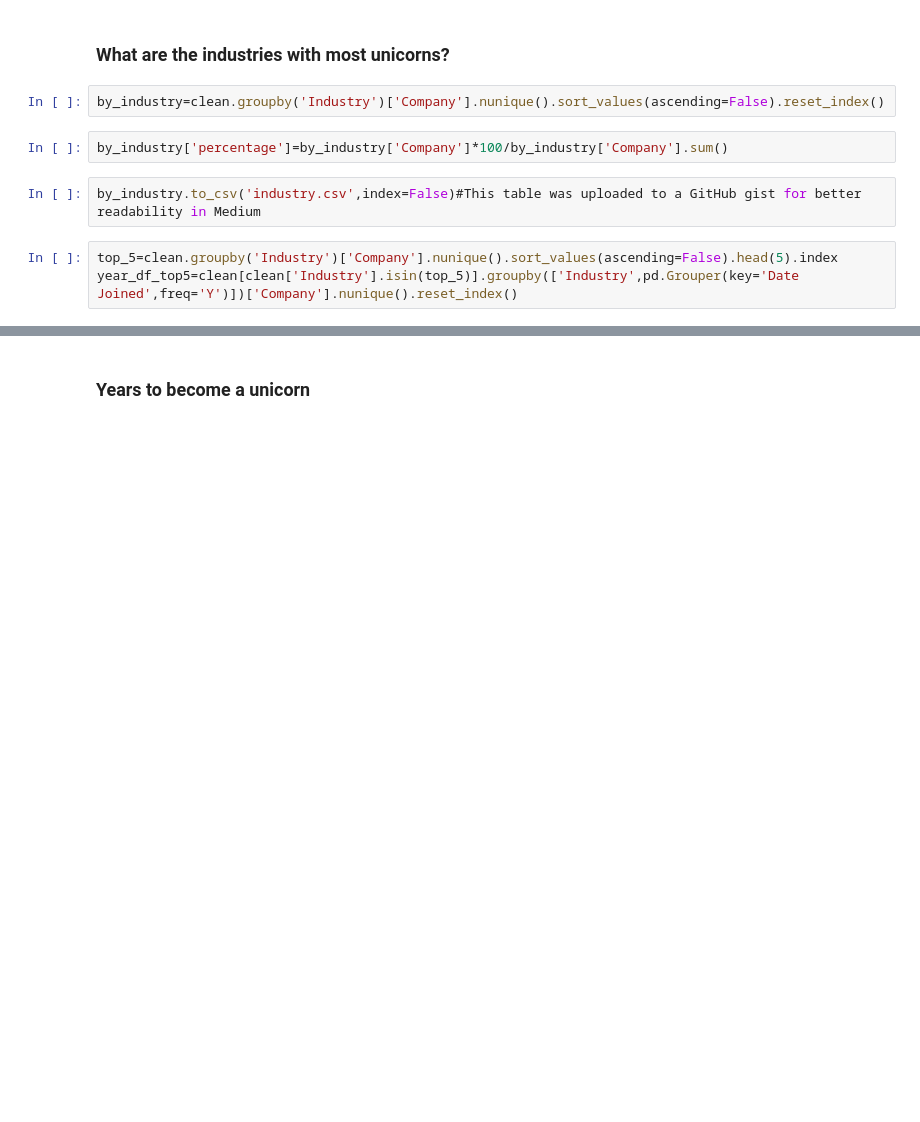
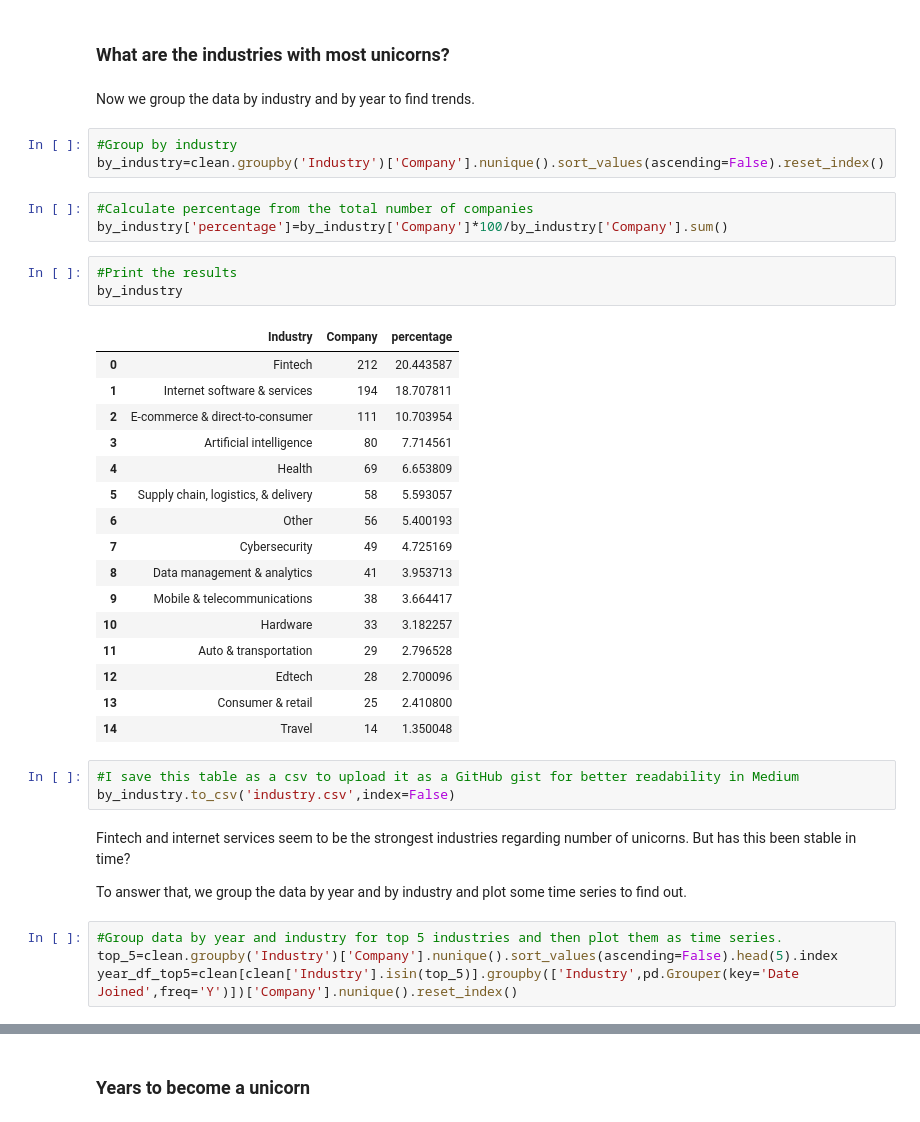
Before and after one commit to juansefm/unicorns-eda, a Jupyter notebook: Unicorns blog.ipynb, the cells around one changed output, grey strips where cells are left out. Saved outputs shown, nothing was run; the diff lists cells and outputs as text; blank space fills up the shorter version.

```diff
--- a/Unicorns blog.ipynb
+++ b/Unicorns blog.ipynb
@@ -326,12 +444,42 @@ Text(0, 0.5, 'Unicorns per 1M pop.')
 # %% [markdown]
 ### What are the industries with most unicorns?
+# %% [markdown]
+Now we group the data by industry and by year to find trends.
 # %%
+#Group by industry
 by_industry=clean.groupby('Industry')['Company'].nunique().sort_values(ascending=False).reset_index()
 # %%
+#Calculate percentage from the total number of companies
 by_industry['percentage']=by_industry['Company']*100/by_industry['Company'].sum()
-# %%
-by_industry.to_csv('industry.csv',index=False)#This table was uploaded to a GitHub gist for better readability in Medium
+# %%
+#Print the results
+by_industry
+# %% [output]
+|  | Industry | Company | percentage |
+| 0 | Fintech | 212 | 20.443587 |
+| 1 | Internet software & services | 194 | 18.707811 |
+| 2 | E-commerce & direct-to-consumer | 111 | 10.703954 |
+| 3 | Artificial intelligence | 80 | 7.714561 |
+| 4 | Health | 69 | 6.653809 |
+| 5 | Supply chain, logistics, & delivery | 58 | 5.593057 |
+| 6 | Other | 56 | 5.400193 |
+| 7 | Cybersecurity | 49 | 4.725169 |
+| 8 | Data management & analytics | 41 | 3.953713 |
+| 9 | Mobile & telecommunications | 38 | 3.664417 |
+| 10 | Hardware | 33 | 3.182257 |
+| 11 | Auto & transportation | 29 | 2.796528 |
+| 12 | Edtech | 28 | 2.700096 |
+| 13 | Consumer & retail | 25 | 2.410800 |
+| 14 | Travel | 14 | 1.350048 |
+# %%
+#I save this table as a csv to upload it as a GitHub gist for better readability in Medium
+by_industry.to_csv('industry.csv',index=False)
+# %% [markdown]
+Fintech and internet services seem to be the strongest industries regarding number of unicorns. But has this been stable in time?
+
+To answer that, we group the data by year and by industry and plot some time series to find out.
 # %%
+#Group data by year and industry for top 5 industries and then plot them as time series.
 top_5=clean.groupby('Industry')['Company'].nunique().sort_values(ascending=False).head(5).index
 year_df_top5=clean[clean['Industry'].isin(top_5)].groupby(['Industry',pd.Grouper(key='Date Joined',freq='Y')])['Company'].nunique().reset_index()
 # %%
```
Also changed, not shown: parts of 63 cells of this notebook.
